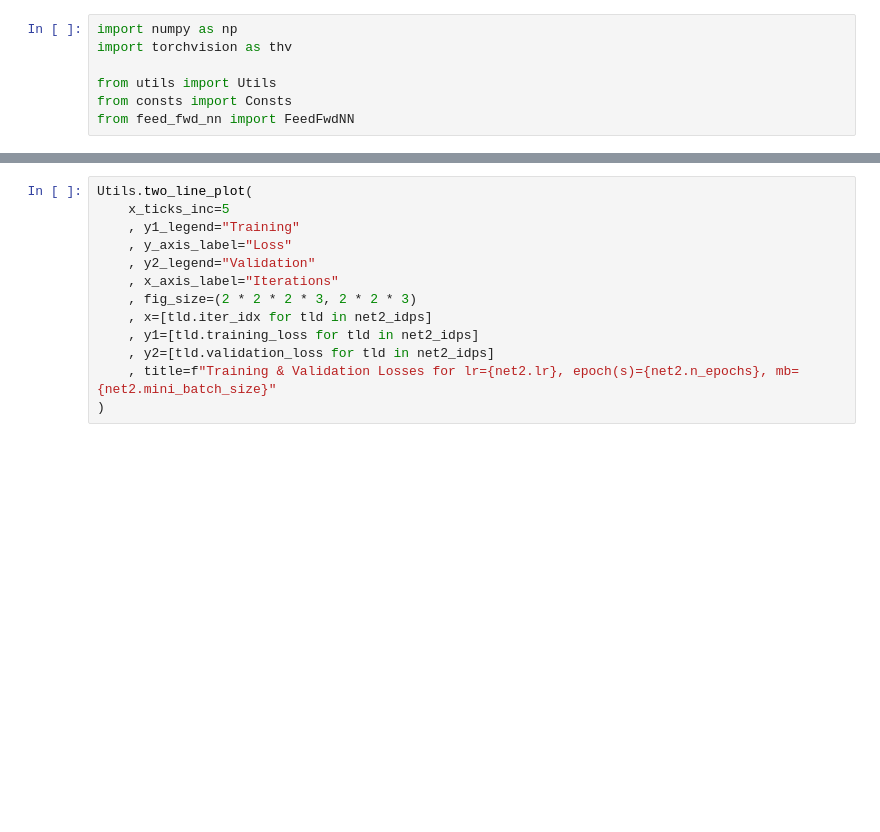
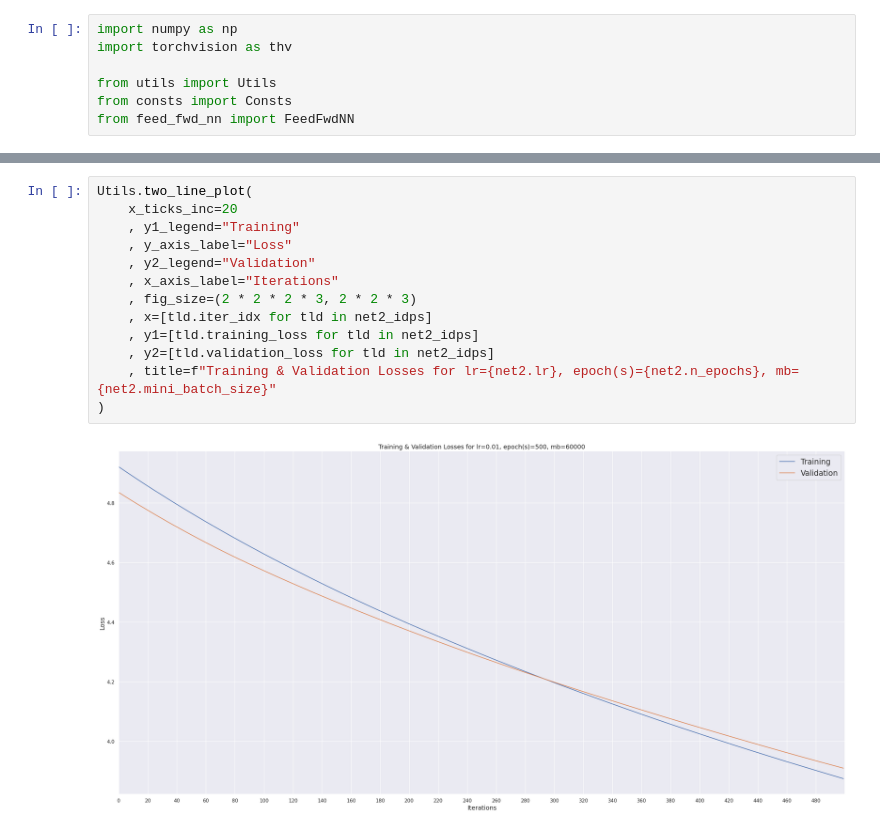
Before and after one commit to thekaveh/ml-eng-lab, a Jupyter notebook: image_classification-mnist-ffnn-numpy/notebook.ipynb, the cells around one changed output, grey strips where cells are left out. Cells and saved outputs as stored; diff of their text form; blank space fills up the shorter version.

```diff
--- a/image_classification-mnist-ffnn-numpy/notebook.ipynb
+++ b/image_classification-mnist-ffnn-numpy/notebook.ipynb
@@ -141,13 +179,15 @@ net2_idps = net1.train_and_validate()
 # %%
 Utils.two_line_plot(
-    x_ticks_inc=5
+    x_ticks_inc=20
     , y1_legend="Training"
     , y_axis_label="Loss"
     , y2_legend="Validation"
     , x_axis_label="Iterations"
     , fig_size=(2 * 2 * 2 * 3, 2 * 2 * 3)
     , x=[tld.iter_idx for tld in net2_idps]
     , y1=[tld.training_loss for tld in net2_idps]
     , y2=[tld.validation_loss for tld in net2_idps]
     , title=f"Training & Validation Losses for lr={net2.lr}, epoch(s)={net2.n_epochs}, mb={net2.mini_batch_size}"
 )
+# %% [output]
+[figure, added]
```
Also changed, not shown: parts of 6 cells of this notebook, 1 other file.
